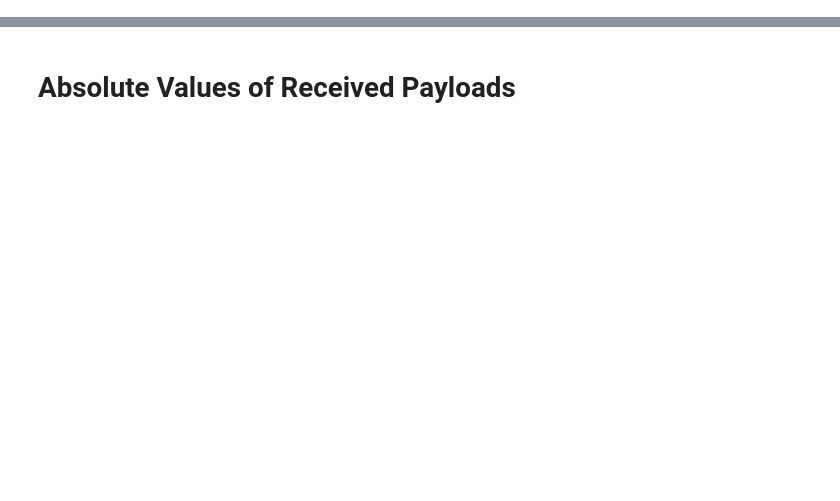
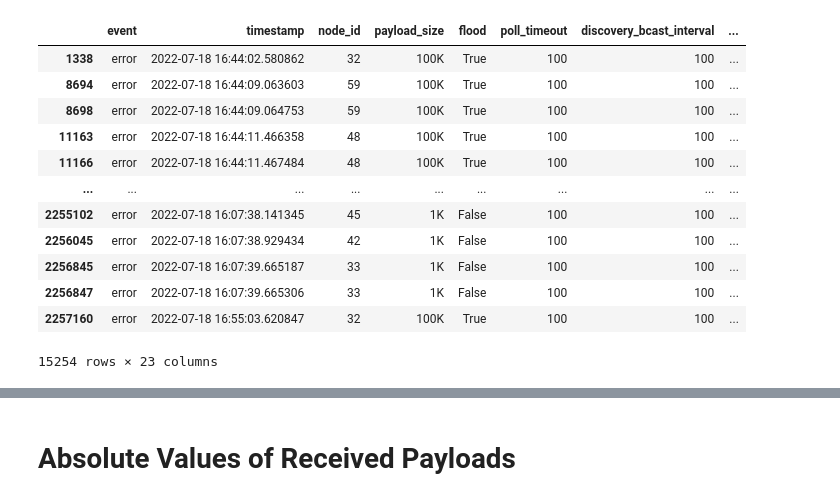
Before and after one commit to umr-ds/broadcast-tree, a Jupyter notebook: experiments/eval/default.ipynb, the cells around one changed output, grey strips where cells are left out. Cells and saved outputs as stored; diff of their text form; code cells hidden in the pictures; blank space fills up the shorter version.

```diff
--- a/experiments/eval/default.ipynb
+++ b/experiments/eval/default.ipynb
@@ -37,3 +38,19 @@ Node 19 switched parents 4 times
+# %%
+df[df["event"] == "error"]
+# %% [output]
+|  | event | timestamp | node_id | payload_size | flood | poll_timeout | discovery_bcast_interval | ... |
+| 1338 | error | 2022-07-18 16:44:02.580862 | 32 | 100K | True | 100 | 100 | ... |
+| 8694 | error | 2022-07-18 16:44:09.063603 | 59 | 100K | True | 100 | 100 | ... |
+| 8698 | error | 2022-07-18 16:44:09.064753 | 59 | 100K | True | 100 | 100 | ... |
+| 11163 | error | 2022-07-18 16:44:11.466358 | 48 | 100K | True | 100 | 100 | ... |
+| 11166 | error | 2022-07-18 16:44:11.467484 | 48 | 100K | True | 100 | 100 | ... |
+| ... | ... | ... | ... | ... | ... | ... | ... | ... |
+| 2255102 | error | 2022-07-18 16:07:38.141345 | 45 | 1K | False | 100 | 100 | ... |
+| 2256045 | error | 2022-07-18 16:07:38.929434 | 42 | 1K | False | 100 | 100 | ... |
+| 2256845 | error | 2022-07-18 16:07:39.665187 | 33 | 1K | False | 100 | 100 | ... |
+| 2256847 | error | 2022-07-18 16:07:39.665306 | 33 | 1K | False | 100 | 100 | ... |
+| 2257160 | error | 2022-07-18 16:55:03.620847 | 32 | 100K | True | 100 | 100 | ... |
+15254 rows × 23 columns
 # %% [markdown]
 # Evaluation Metrics
 - [x] Table: How many nodes have received the entire payload?
```
Also changed, not shown: parts of 15 cells of this notebook.
